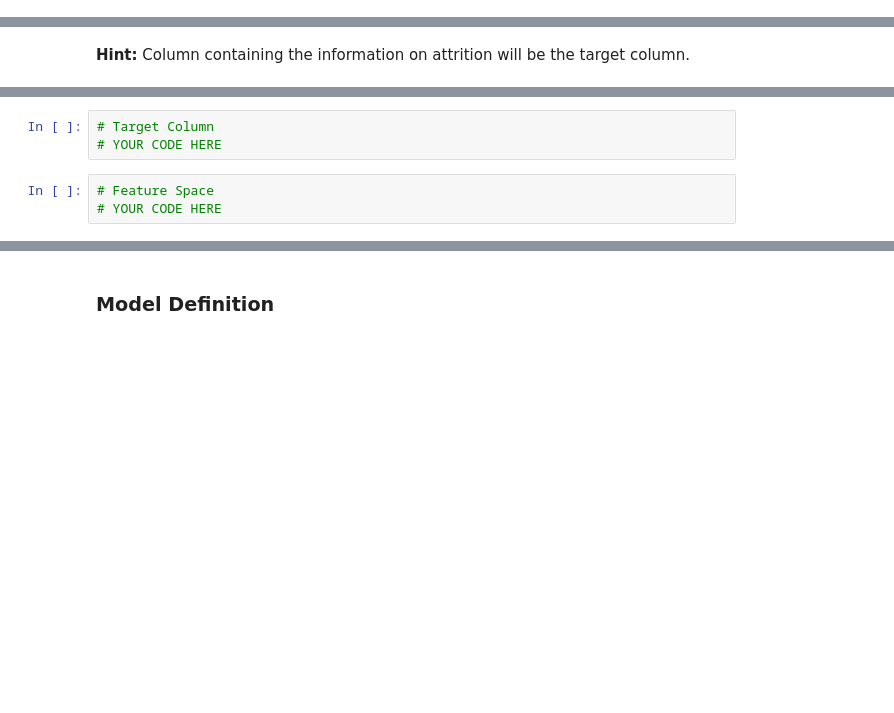
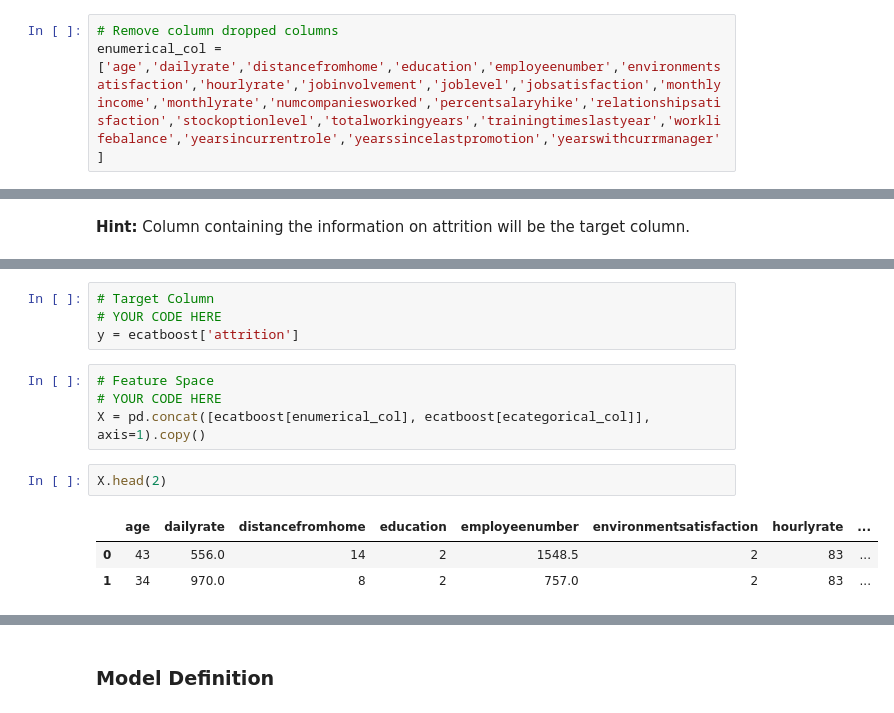
Before and after one commit to Shrutiba/iisc_cds, a Jupyter notebook: M2_MP4_NB_Employee_Attrition_Prediction.ipynb, the cells around one changed output, grey strips where cells are left out. Cells and saved outputs as stored; diff of their text form; blank space fills up the shorter version.

```diff
--- a/M2_MP4_NB_Employee_Attrition_Prediction.ipynb
+++ b/M2_MP4_NB_Employee_Attrition_Prediction.ipynb
@@ -511,3 +545,6 @@ Optional:
 Use `Hyperopt`, a hyperparameter tuning technique to identify the best set of parameters.
 
 Refer to the Additional Notebook: CatBoost parameter tuning [CDS-B9 GDrive -> Module 2 -> Assignments -> January 11, 2025 -> Additional Notebook (ungraded) -> Addl_NB_Tuning_hyerparameters_using_Hyperopt]
+# %%
+# Remove column dropped columns
+enumerical_col = ['age','dailyrate','distancefromhome','education','employeenumber','environmentsatisfaction','hourlyrate','jobinvolvement','joblevel','jobsatisfaction','monthlyincome','monthlyrate','numcompaniesworked','percentsalaryhike','relationshipsatisfaction','stockoptionlevel','totalworkingyears','trainingtimeslastyear','worklifebalance','yearsincurrentrole','yearssincelastpromotion','yearswithcurrmanager']
@@ -537,6 +608,14 @@ Catboost was released in 2017 by Yandex, showing, by their benchmark to be faste
 # %%
 # Target Column
 # YOUR CODE HERE
+y = ecatboost['attrition']
 # %%
 # Feature Space
 # YOUR CODE HERE
+X = pd.concat([ecatboost[enumerical_col], ecatboost[ecategorical_col]], axis=1).copy()
+# %%
+X.head(2)
+# %% [output]
+|  | age | dailyrate | distancefromhome | education | employeenumber | environmentsatisfaction | hourlyrate | ... |
+| 0 | 43 | 556.0 | 14 | 2 | 1548.5 | 2 | 83 | ... |
+| 1 | 34 | 970.0 | 8 | 2 | 757.0 | 2 | 83 | ... |
```
Also changed, not shown: parts of 17 cells of this notebook.
